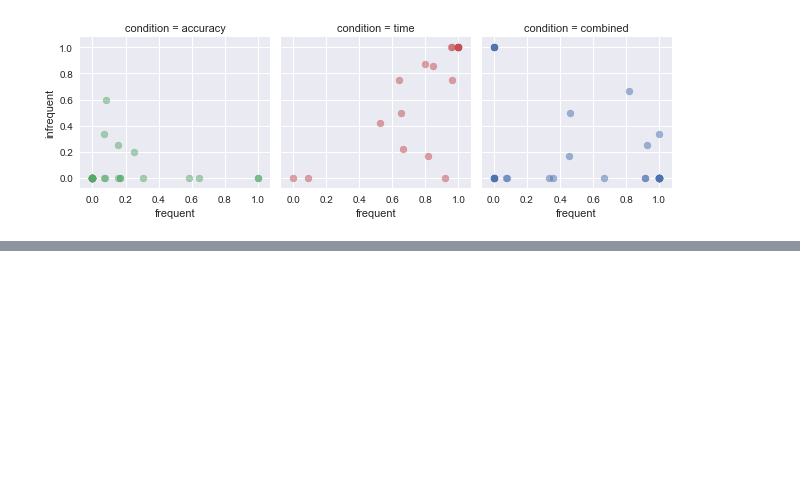
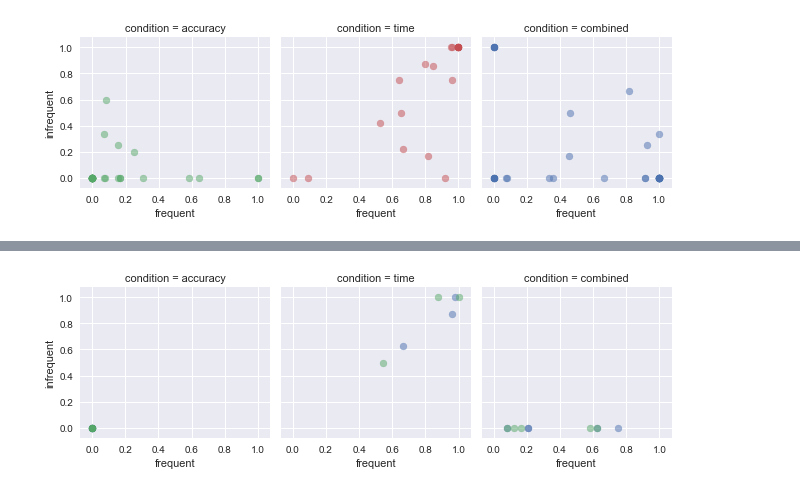
Before and after one commit to benpeloquin7/kanwal-2017-modeling, a Jupyter notebook: analysis.ipynb, the cells around one changed output, grey strips where cells are left out. Saved outputs shown, nothing was run; the diff lists cells and outputs as text; code cells hidden in the pictures; blank space fills up the shorter version.

```diff
--- a/analysis.ipynb
+++ b/analysis.ipynb
@@ -307,0 +533,24 @@ p2 = p2.map(plt.scatter, "frequent", "infrequent", alpha=0.5)
+# %%
+df_props_mod = df_props[['IP', 'condition', 'frequent', 'infrequent']] \
+    .rename(columns={'frequent':'gen_freq', 'infrequent':'gen_infreq'})
+
+df_joined = df_props_mod.set_index(['IP', 'condition']).join(df_agg_fig3.set_index(['IP', 'condition'])) \
+    .reset_index()
+# %%
+# pd.melt(df, id_vars=['A'], value_vars=['B'])
+df_joined_melted = pd.melt(df_joined, id_vars=['IP', 'condition'], value_vars=['gen_freq', 'gen_infreq', 'frequent', 'infrequent'])
+# df_joined_melted['data_type'] = df_joined_melted[['data_type']]
+# %%
+def isEmpirical(x):
+    return x == 'frequent' or x == 'infrequent'
+def isFrequent(x):
+    return x == 'gen_freq' or x == 'frequent'
+
+df_joined_melted
+df_joined_melted['data_type'] = ['empirical' if isEmpirical(x) else 'generated' for x in df_joined_melted['display_type']]
+df_joined_melted['display_type2'] = ['frequent' if isFrequent(x) else 'infrequent' for x in df_joined_melted['display_type']]
+# %%
+df_joined_melted_pivoted = df_joined_melted.drop(columns='display_type') \
+    .pivot_table(values='value', index=['IP', 'condition', 'data_type'], columns=['display_type2']) \
+    .reset_index()
+df_joined_melted_pivoted.head()
@@ -307,0 +564,6 @@ p2 = p2.map(plt.scatter, "frequent", "infrequent", alpha=0.5)
+# %%
+# df_props
+p4 = sns.FacetGrid(col='condition', hue='data_type', col_order=['accuracy', 'time', 'combined'], data=df_joined_melted_pivoted)
+p4 = p4.map(plt.scatter, "frequent", "infrequent", alpha=0.5)
+# %% [output]
+[figure, added]
```
Also changed, not shown: parts of 19 cells of this notebook.
